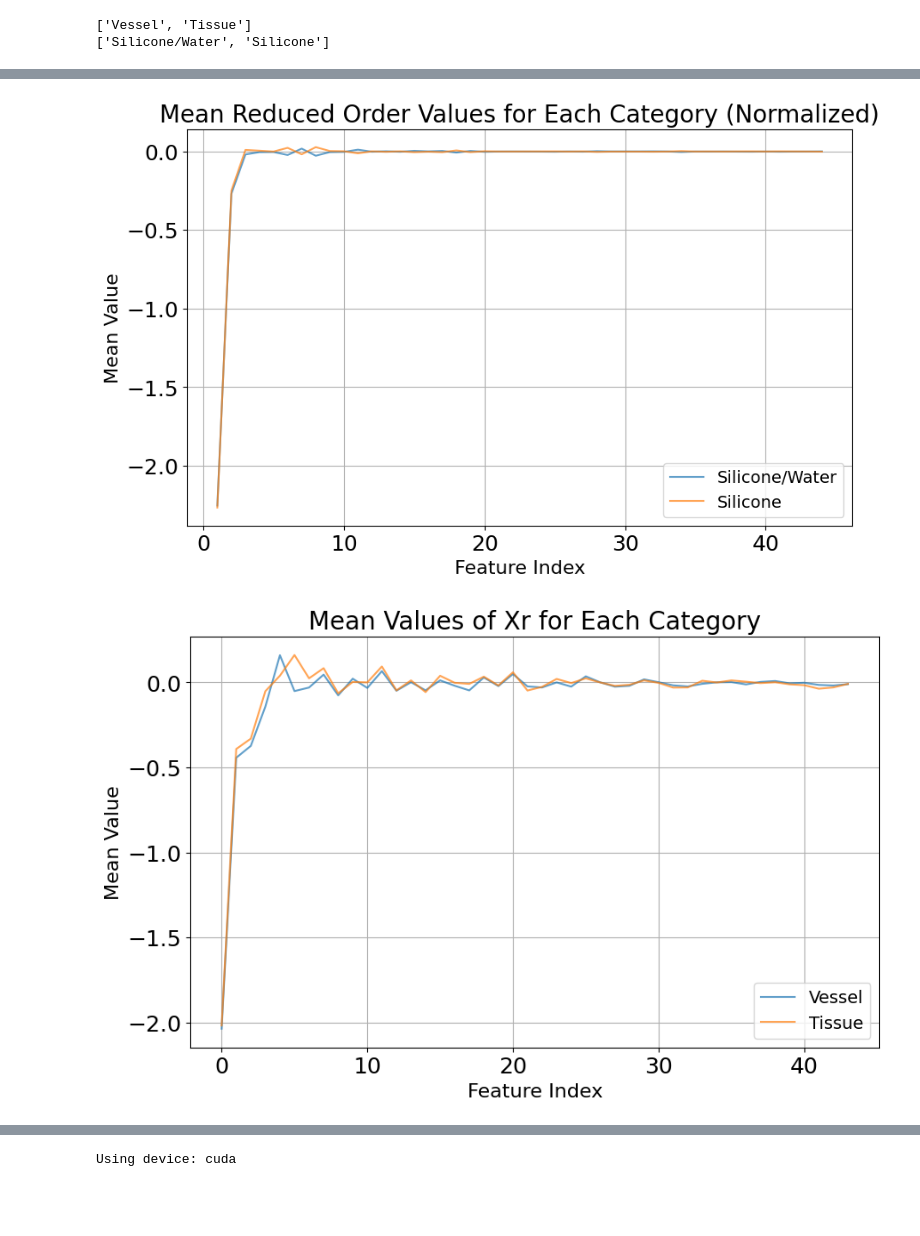
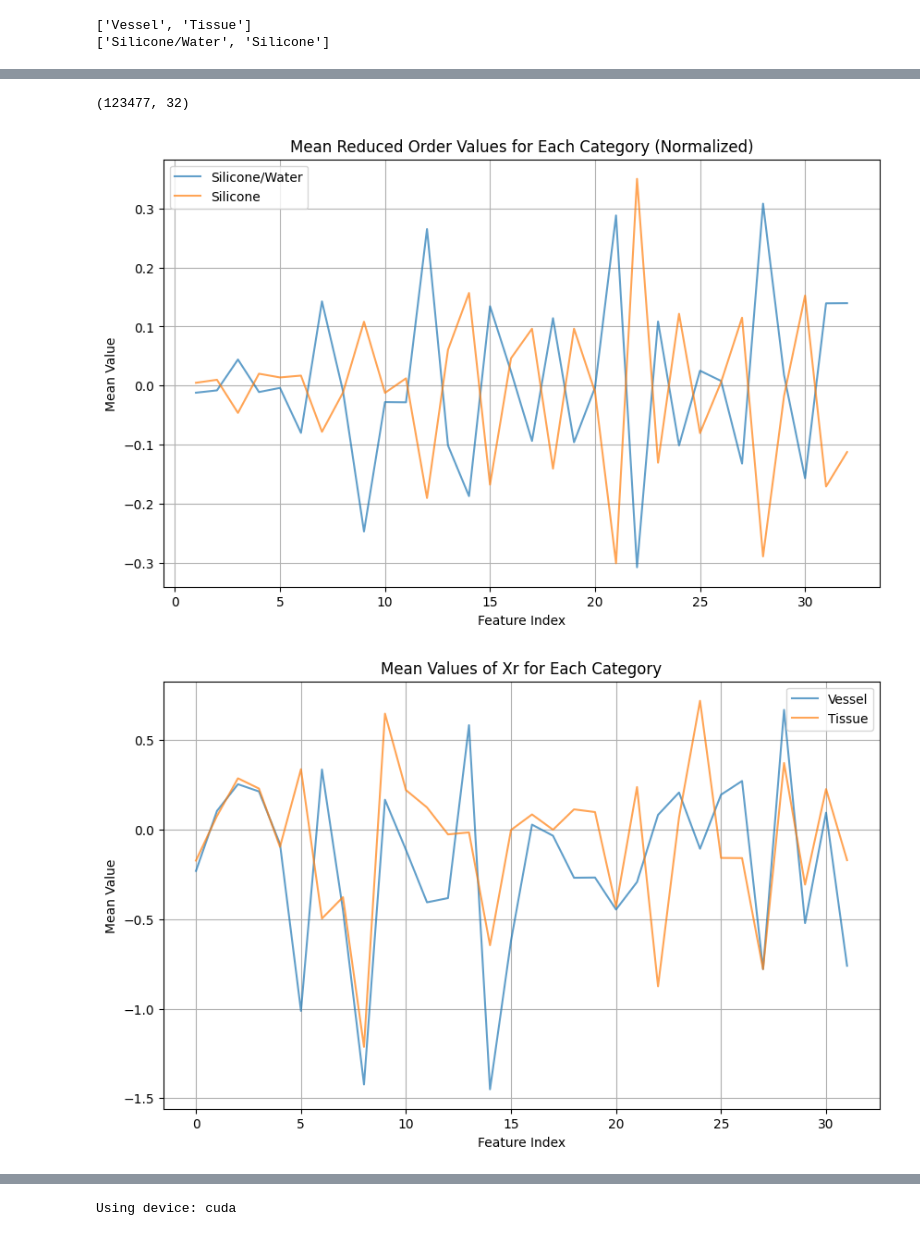
Before and after one commit to XiongStony/data_analyse, a Jupyter notebook: Niryo-robot-test/attention_regression_mwt.ipynb, the cells around one changed output, grey strips where cells are left out. Drawn from its saved outputs; the diff is of its cells as text; code cells hidden in the pictures; blank space fills up the shorter version.

```diff
--- a/Niryo-robot-test/attention_regression_mwt.ipynb
+++ b/Niryo-robot-test/attention_regression_mwt.ipynb
@@ -138,5 +186,6 @@ print(Vr.shape)
 # %%
-Xp = snapshot @ Vr
-X_rp = snapshot_r @ Vr
-print(Xp.shape)
+Xpp = snapshot @ Vr
+X_rpp = snapshot_r @ Vr
+print(Xpp.shape)
+print(X_rpp.shape)
 # %% [output]
@@ -151,0 +194,23 @@ yb shape = (180000, 1), y_rb shape = (30000, 1)
+# %%
+scaler = StandardScaler()
+
+Xp = scaler.fit_transform(Xpp)
+X_rp = scaler.transform(X_rpp)
+# %%
+def indices(shapelist):
+    i = 0
+    for shape in shapelist:
+        yield list(range(i,i+shape))
+        i = i+shape
+# %%
+channelist = []
+channelist_r = []
+for ind in indices(shapelist):
+    data = Xp[ind]
+    channelist.append(data)
+for ind in indices(shape_test):
+    data = X_rp[ind]
+    channelist_r.append(data)
+print(len(channelist))
+print(len(channelist_r))
+print(channelist[0].shape)
@@ -152,36 +269,42 @@ yb shape = (180000, 1), y_rb shape = (30000, 1)
 # %%
 indices1 = {}
 indices2 = {}
-unique_labels = np.unique(y)
+unique_labels = np.unique(y_class)
+length = 2000
+Xprint = np.concatenate((X[:length,0,:],X[length:,0,:]),axis=0)
+X_rprint = np.concatenate((X_r[:length,0,:],X_r[length:,0,:]),axis=0)
+print(Xprint.shape)
+yb = np.concatenate((y_class[:length],y_class[length:]))
+y_rb = np.concatenate((y_r_class[:length],y_r_class[length:]))
 plt.figure(figsize=(10,6))
 for i,label in enumerate(unique_labels):
     # 获取当前类别下的样本索引
     indices1[materials[i]] = np.where(yb.flatten() == label)
     # 计算当前类别 X 中所有样本的特征均值（按列均值）
-    mean_values = Xp[indices1[materials[i]]].mean(axis=0)
+    mean_values = Xprint[indices1[materials[i]]].mean(axis=0)
     # 绘制均值曲线
     plt.plot(range(1, mean_values.shape[0] + 1), mean_values, label=f"{realmater[int(label)]}", alpha=0.7)
 plt.xlabel("Feature Index")
 # plt.xlim([1,36])
 plt.ylabel("Mean Value")
 plt.title("Mean Reduced Order Values for Each Category (Normalized)")
 plt.legend()
 plt.grid(True)
-plt.show()
+
 plt.figure(figsize=(10,6))
 for i,label in enumerate(unique_labels):
     # 获取当前类别下的样本索引
     indices2[materials[i]] = np.where(y_rb.flatten() == label)
     # 计算当前类别 X 中所有样本的特征均值（按列均值）
-    mean_values = X_rp[indices2[materials[i]]].mean(axis=0) # type: ignore
+    mean_values = X_rprint[indices2[materials[i]]].mean(axis=0) # type: ignore
     # 绘制均值曲线
     plt.plot(mean_values, label=f"{materials[i]}",alpha = 0.7)
 plt.xlabel("Feature Index")
 plt.ylabel("Mean Value")
 plt.title("Mean Values of Xr for Each Category")
 plt.legend()
 plt.grid(True)
-plt.show()
 # %% [output]
+(123477, 32)
-[figure, old version]
+[figure, new version]
-[figure, old version]
+[figure, new version]
```
Also changed, not shown: parts of 35 cells of this notebook, 1 other file.
